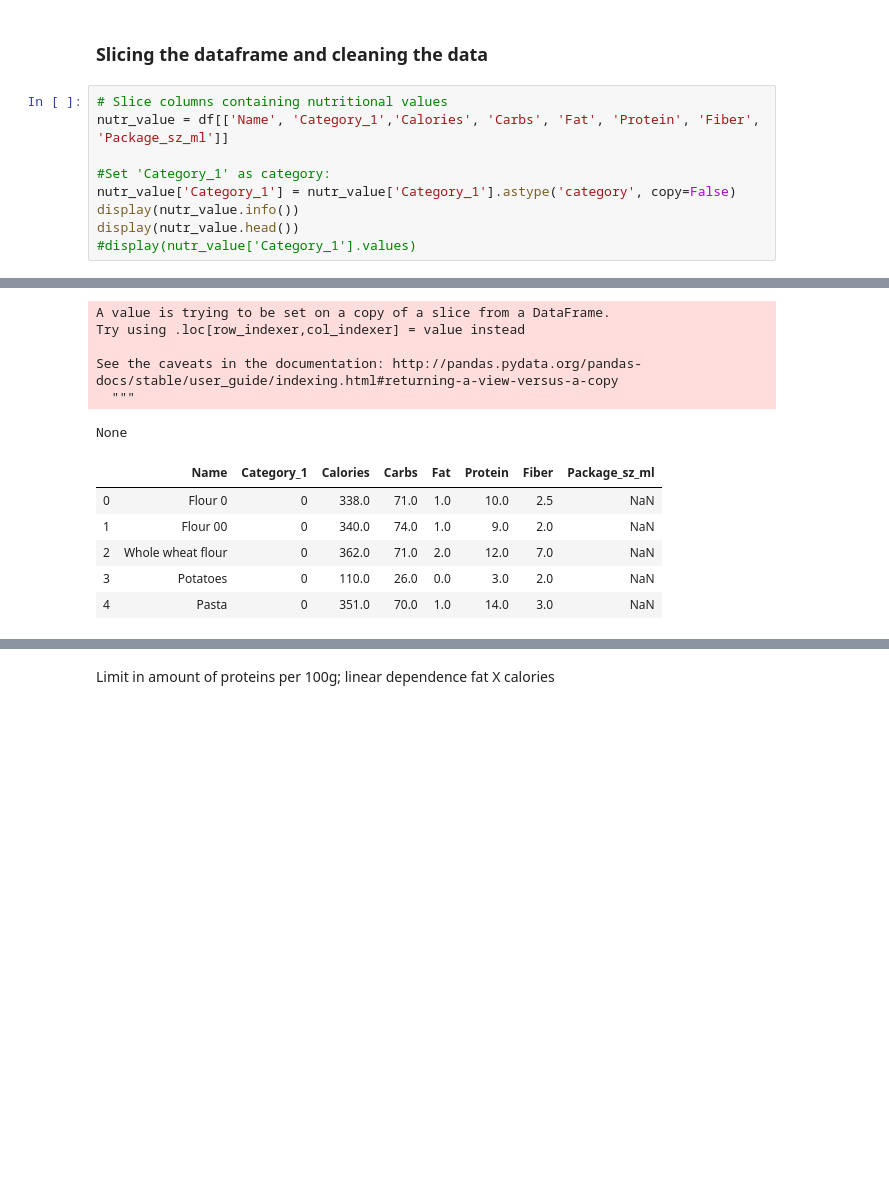
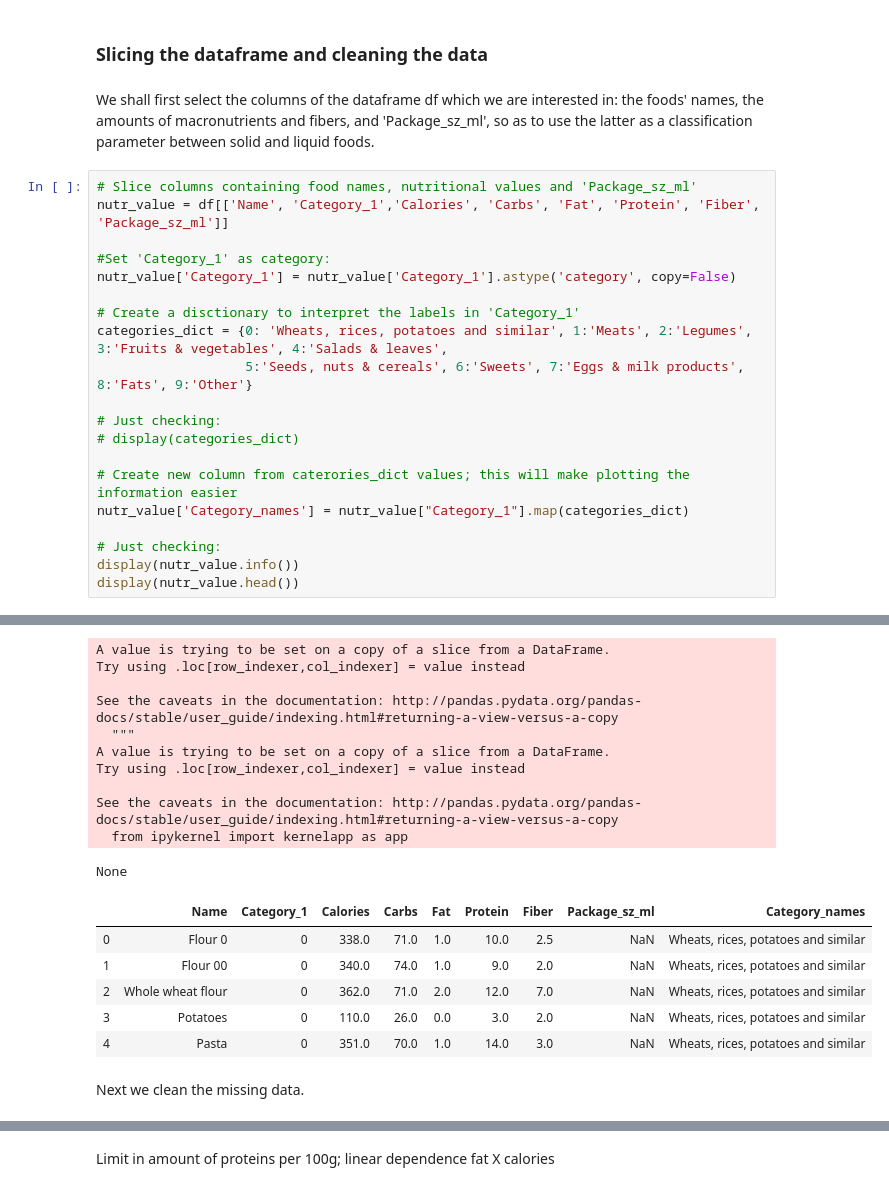
Before and after one commit to jbvasconcellos/foods, a Jupyter notebook: food.ipynb, the cells around one changed output, grey strips where cells are left out. Saved outputs shown, nothing was run; the diff lists cells and outputs as text; blank space fills up the shorter version.

```diff
--- a/food.ipynb
+++ b/food.ipynb
@@ -65,15 +92,28 @@ There are missing values for Calories, Carbs, Fat, Protein and Fibers also.
 Next we select the columns we will analyze, and fix the missing data.
 # %% [markdown]
 ### Slicing the dataframe and cleaning the data
+# %% [markdown]
+We shall first select the columns of the dataframe df which we are interested in: the foods' names, the amounts of macronutrients and fibers, and 'Package_sz_ml', so as to use the latter as a classification parameter between solid and liquid foods.
 # %%
-# Slice columns containing nutritional values
+# Slice columns containing food names, nutritional values and 'Package_sz_ml'
 nutr_value = df[['Name', 'Category_1','Calories', 'Carbs', 'Fat', 'Protein', 'Fiber', 'Package_sz_ml']]
 
 #Set 'Category_1' as category:
 nutr_value['Category_1'] = nutr_value['Category_1'].astype('category', copy=False)
+
+# Create a disctionary to interpret the labels in 'Category_1'
+categories_dict = {0: 'Wheats, rices, potatoes and similar', 1:'Meats', 2:'Legumes', 3:'Fruits & vegetables', 4:'Salads & leaves',
+                   5:'Seeds, nuts & cereals', 6:'Sweets', 7:'Eggs & milk products', 8:'Fats', 9:'Other'}
+
+# Just checking:
+# display(categories_dict)
+
+# Create new column from caterories_dict values; this will make plotting the information easier
+nutr_value['Category_names'] = nutr_value["Category_1"].map(categories_dict)
+
+# Just checking:
 display(nutr_value.info())
 display(nutr_value.head())
-#display(nutr_value['Category_1'].values)
 # %% [output]
 <class 'pandas.core.frame.DataFrame'>
 RangeIndex: 135 entries, 0 to 134
@@ -91,13 +132,20 @@ memory usage: 8.0+ KB
 A value is trying to be set on a copy of a slice from a DataFrame.
 Try using .loc[row_indexer,col_indexer] = value instead
 
 See the caveats in the documentation: http://pandas.pydata.org/pandas-docs/stable/user_guide/indexing.html#returning-a-view-versus-a-copy
   """
+A value is trying to be set on a copy of a slice from a DataFrame.
+Try using .loc[row_indexer,col_indexer] = value instead
+
+See the caveats in the documentation: http://pandas.pydata.org/pandas-docs/stable/user_guide/indexing.html#returning-a-view-versus-a-copy
+  from ipykernel import kernelapp as app
 None
-|  | Name | Category_1 | Calories | Carbs | Fat | Protein | Fiber | Package_sz_ml |
-| 0 | Flour 0 | 0 | 338.0 | 71.0 | 1.0 | 10.0 | 2.5 | NaN |
-| 1 | Flour 00 | 0 | 340.0 | 74.0 | 1.0 | 9.0 | 2.0 | NaN |
-| 2 | Whole wheat flour | 0 | 362.0 | 71.0 | 2.0 | 12.0 | 7.0 | NaN |
-| 3 | Potatoes | 0 | 110.0 | 26.0 | 0.0 | 3.0 | 2.0 | NaN |
-| 4 | Pasta | 0 | 351.0 | 70.0 | 1.0 | 14.0 | 3.0 | NaN |
+|  | Name | Category_1 | Calories | Carbs | Fat | Protein | Fiber | Package_sz_ml | Category_names |
+| 0 | Flour 0 | 0 | 338.0 | 71.0 | 1.0 | 10.0 | 2.5 | NaN | Wheats, rices, potatoes and similar |
+| 1 | Flour 00 | 0 | 340.0 | 74.0 | 1.0 | 9.0 | 2.0 | NaN | Wheats, rices, potatoes and similar |
+| 2 | Whole wheat flour | 0 | 362.0 | 71.0 | 2.0 | 12.0 | 7.0 | NaN | Wheats, rices, potatoes and similar |
+| 3 | Potatoes | 0 | 110.0 | 26.0 | 0.0 | 3.0 | 2.0 | NaN | Wheats, rices, potatoes and similar |
+| 4 | Pasta | 0 | 351.0 | 70.0 | 1.0 | 14.0 | 3.0 | NaN | Wheats, rices, potatoes and similar |
+# %% [markdown]
+Next we clean the missing data.
 # %%
```
Also changed, not shown: parts of 33 cells of this notebook.
